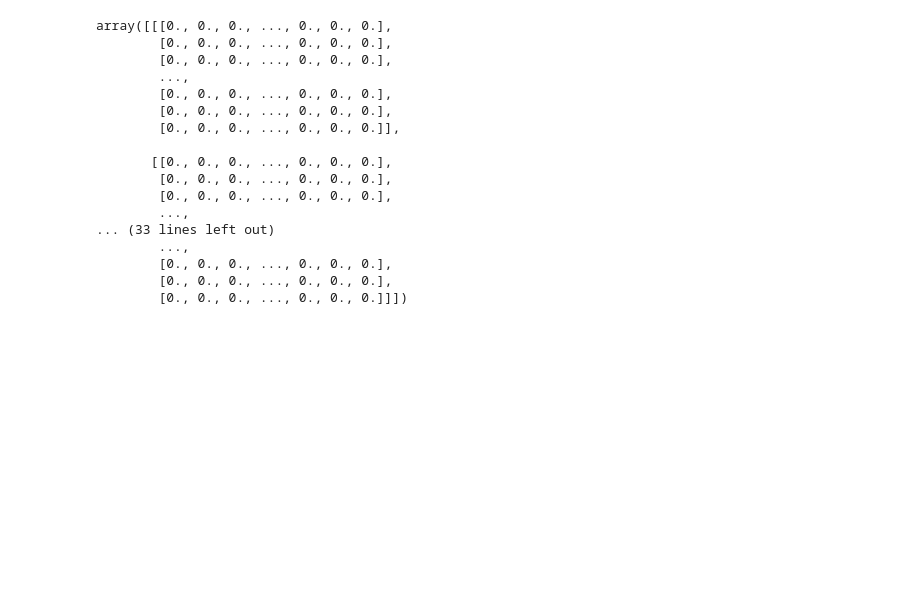
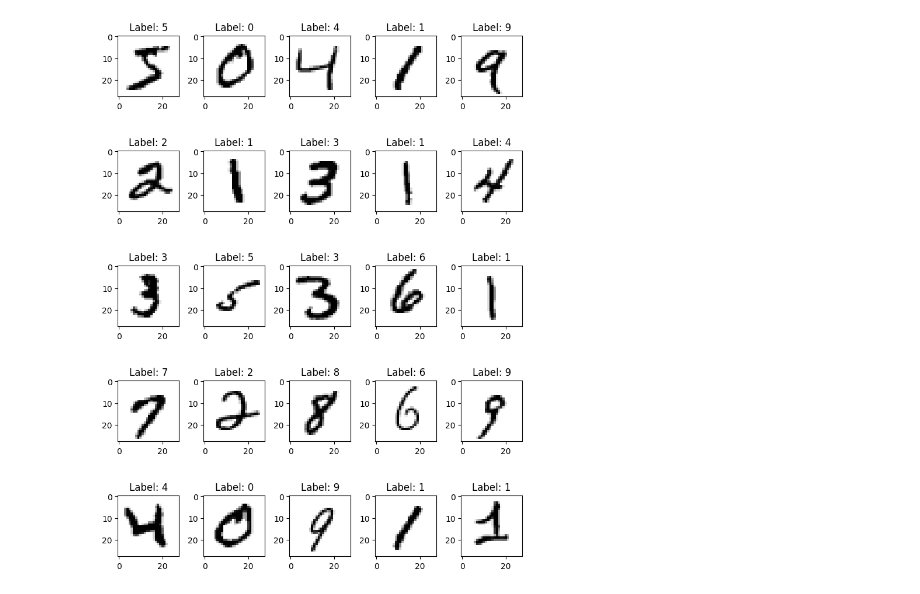
Before and after one commit to geckonoff/ML-PROJECTS, a Jupyter notebook: MLP/mnis.ipynb, the cells around one changed output. Saved outputs shown, nothing was run; the diff lists cells and outputs as text; code cells hidden in the pictures; blank space fills up the shorter version.

```diff
--- a/MLP/mnis.ipynb
+++ b/MLP/mnis.ipynb
@@ -13,22 +20,32 @@ Downloading data from https://storage.googleapis.com/tensorflow/tf-keras-dataset
 # %%
 x_train, x_test = x_train / 255.0, x_test / 255.0
-# %%
-x_train
-# %% [output]
-array([[[0., 0., 0., ..., 0., 0., 0.],
-        [0., 0., 0., ..., 0., 0., 0.],
-        [0., 0., 0., ..., 0., 0., 0.],
-        ...,
-        [0., 0., 0., ..., 0., 0., 0.],
-        [0., 0., 0., ..., 0., 0., 0.],
-        [0., 0., 0., ..., 0., 0., 0.]],
-
-       [[0., 0., 0., ..., 0., 0., 0.],
-        [0., 0., 0., ..., 0., 0., 0.],
-        [0., 0., 0., ..., 0., 0., 0.],
-        ...,
-... (33 lines left out)
-        ...,
-        [0., 0., 0., ..., 0., 0., 0.],
-        [0., 0., 0., ..., 0., 0., 0.],
-        [0., 0., 0., ..., 0., 0., 0.]]])
+# %%
+# Normalize training data. Use lambda funktion to set point to 255 or 0. Threshold eq 57
+threshold = 0.4
+x_train_norm = np.where(x_train > threshold, 1, 0) # this works
+# use dilation to fill in the holes and make more linear
+x_train_dil = np.zeros(x_train.shape)
+for i in range(len(x_train)):
+    x_train_dil[i] = morphology.binary_dilation(x_train_norm[i], morphology.disk(1))
+# use erosion to remove the noise
+x_train_ero = np.zeros(x_train.shape)
+for i in range(len(x_train_dil)):
+    x_train_ero[i] = binary_erosion(x_train_dil[i], morphology.disk(1))
+# %%
+num = 25
+images = x_train[:num]
+labels = y_train[:num]
+
+num_row = 5
+num_col = 5
+
+# plot images
+fig, axes = plt.subplots(num_row, num_col, figsize=(1.5*num_col,2*num_row))
+for i in range(num):
+    ax = axes[i//num_col, i%num_col]
+    ax.imshow(images[i], cmap='gray_r')
+    ax.set_title('Label: {}'.format(labels[i]))
+plt.tight_layout()
+plt.show()
+# %% [output]
+[figure, added]
```
Also changed, not shown: parts of 5 cells of this notebook.
